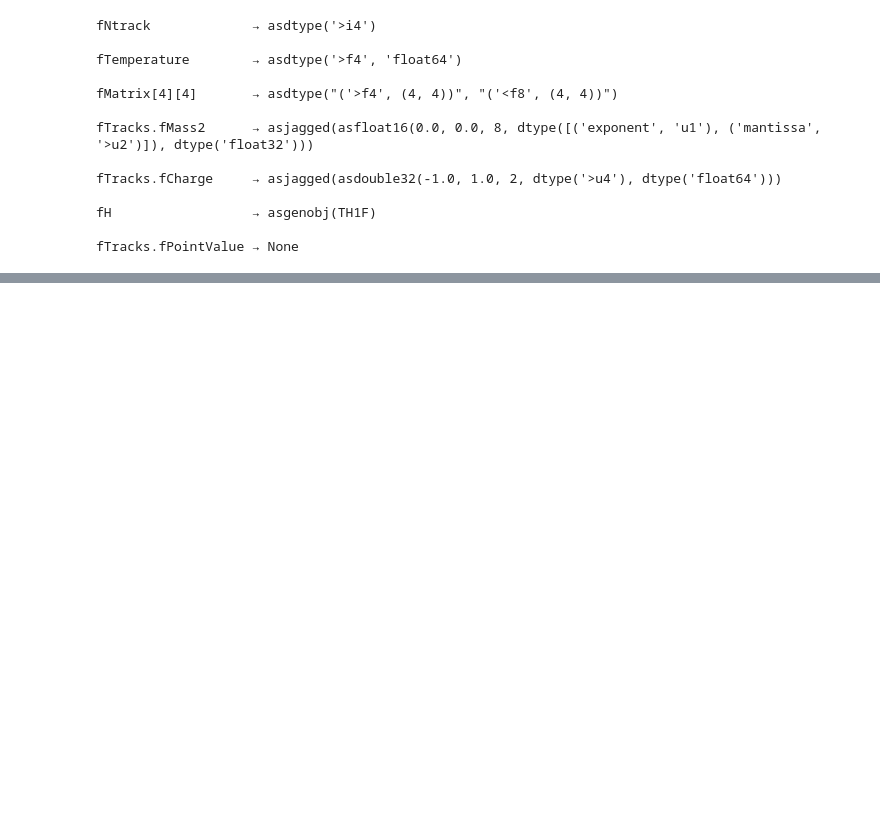
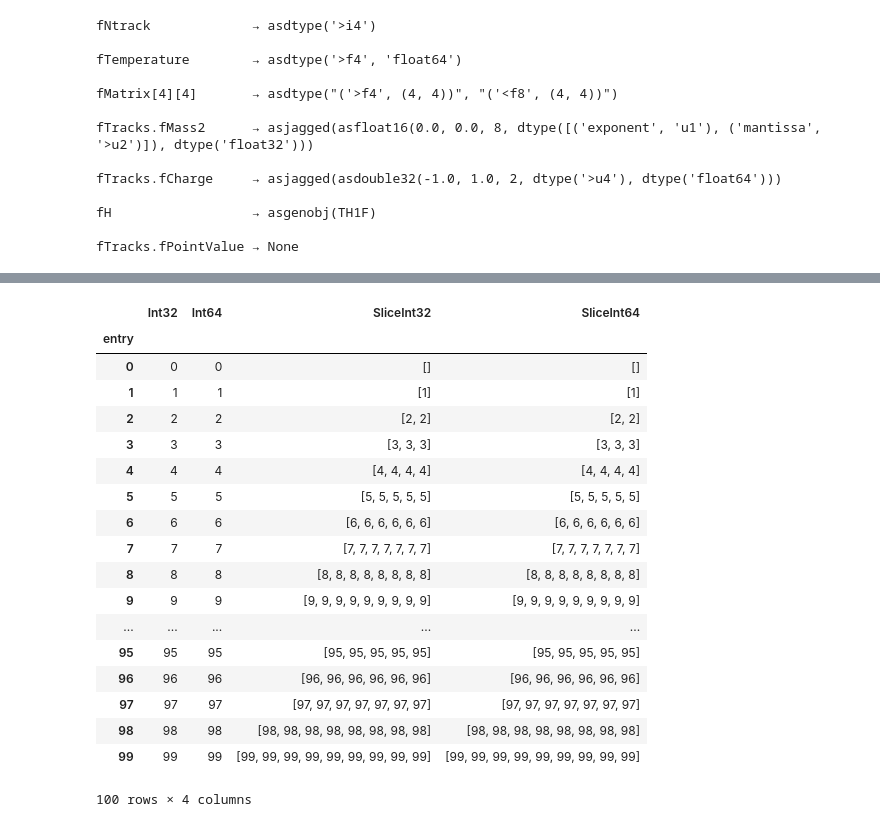
Before and after one commit to jpivarski-talks/2019-05-28-lpchats-numpy-uproot-awkward, a Jupyter notebook: 04-basic-uproot.ipynb, the cells around one changed output, grey strips where cells are left out. Saved outputs shown, nothing was run; the diff lists cells and outputs as text; code cells hidden in the pictures; blank space fills up the shorter version.

```diff
--- a/04-basic-uproot.ipynb
+++ b/04-basic-uproot.ipynb
@@ -529,0 +675,28 @@ fTracks.fPointValue → None
+# %%
+# There are three modes for flattening jagged arrays into Pandas DataFrames:
+#
+#     * flatten=False: pass them in as they are; literal but not particularly useful
+#     * flatten=True:  create a two-level MultiIndex to represent subentries in the DataFrame
+#     * flatten=None:  skip the jagged arrays (useful when selecting many with *)
+
+tree.pandas.df(["Int*", "SliceInt*"], flatten=False)
+# %% [output]
+|  | Int32 | Int64 | SliceInt32 | SliceInt64 |
+| entry |  |  |  |  |
+| 0 | 0 | 0 | [] | [] |
+| 1 | 1 | 1 | [1] | [1] |
+| 2 | 2 | 2 | [2, 2] | [2, 2] |
+| 3 | 3 | 3 | [3, 3, 3] | [3, 3, 3] |
+| 4 | 4 | 4 | [4, 4, 4, 4] | [4, 4, 4, 4] |
+| 5 | 5 | 5 | [5, 5, 5, 5, 5] | [5, 5, 5, 5, 5] |
+| 6 | 6 | 6 | [6, 6, 6, 6, 6, 6] | [6, 6, 6, 6, 6, 6] |
+| 7 | 7 | 7 | [7, 7, 7, 7, 7, 7, 7] | [7, 7, 7, 7, 7, 7, 7] |
+| 8 | 8 | 8 | [8, 8, 8, 8, 8, 8, 8, 8] | [8, 8, 8, 8, 8, 8, 8, 8] |
+| 9 | 9 | 9 | [9, 9, 9, 9, 9, 9, 9, 9, 9] | [9, 9, 9, 9, 9, 9, 9, 9, 9] |
+| ... | ... | ... | ... | ... |
+| 95 | 95 | 95 | [95, 95, 95, 95, 95] | [95, 95, 95, 95, 95] |
+| 96 | 96 | 96 | [96, 96, 96, 96, 96, 96] | [96, 96, 96, 96, 96, 96] |
+| 97 | 97 | 97 | [97, 97, 97, 97, 97, 97, 97] | [97, 97, 97, 97, 97, 97, 97] |
+| 98 | 98 | 98 | [98, 98, 98, 98, 98, 98, 98, 98] | [98, 98, 98, 98, 98, 98, 98, 98] |
+| 99 | 99 | 99 | [99, 99, 99, 99, 99, 99, 99, 99, 99] | [99, 99, 99, 99, 99, 99, 99, 99, 99] |
+100 rows × 4 columns
```
Also changed, not shown: parts of 15 cells of this notebook.
